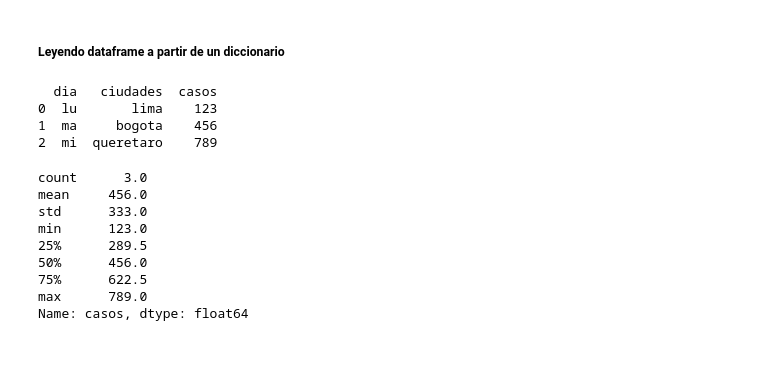
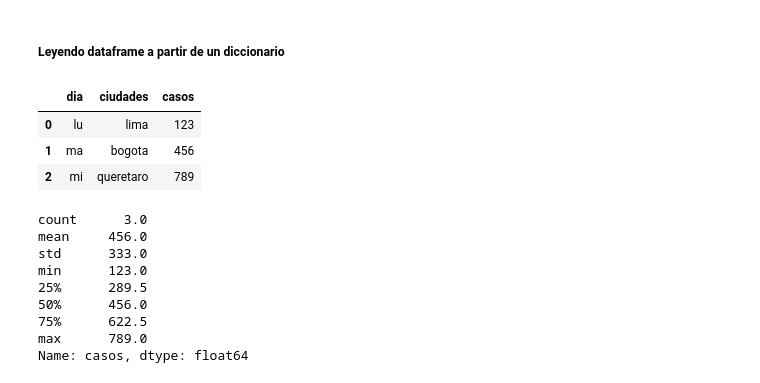
Before and after one commit to vilcagamarracf/Python_Snippets, a Jupyter notebook: Snippets/Snippets_Pandas.ipynb, the cells around one changed output. Saved outputs shown, nothing was run; the diff lists cells and outputs as text; code cells hidden in the pictures; blank space fills up the shorter version.

```diff
--- a/Snippets/Snippets_Pandas.ipynb
+++ b/Snippets/Snippets_Pandas.ipynb
@@ -72,19 +134,21 @@ def add_date_info(df):
 # %%
 # import pandas as pd
 
-data = {'dia':['lu','ma','mi'],
-        'ciudades':['lima','bogota','queretaro'],
-        'casos':[123,456,789]}
+data = {
+    "dia": ["lu", "ma", "mi"],
+    "ciudades": ["lima", "bogota", "queretaro"],
+    "casos": [123, 456, 789],
+}
 
-df = pd.DataFrame(data, columns=['dia', 'ciudades', 'casos'])
-print(df)
+df = pd.DataFrame(data, columns=data.keys())
+df
 
-df.to_csv('mydataframe2.csv')
+# df.to_csv("mydataframe2.csv")
 # %% [output]
-  dia   ciudades  casos
-0  lu       lima    123
-1  ma     bogota    456
-2  mi  queretaro    789
+|  | dia | ciudades | casos |
+| 0 | lu | lima | 123 |
+| 1 | ma | bogota | 456 |
+| 2 | mi | queretaro | 789 |
 # %%
 df.casos.describe()
 # %% [output]
```
Also changed, not shown: parts of 192 cells of this notebook.
